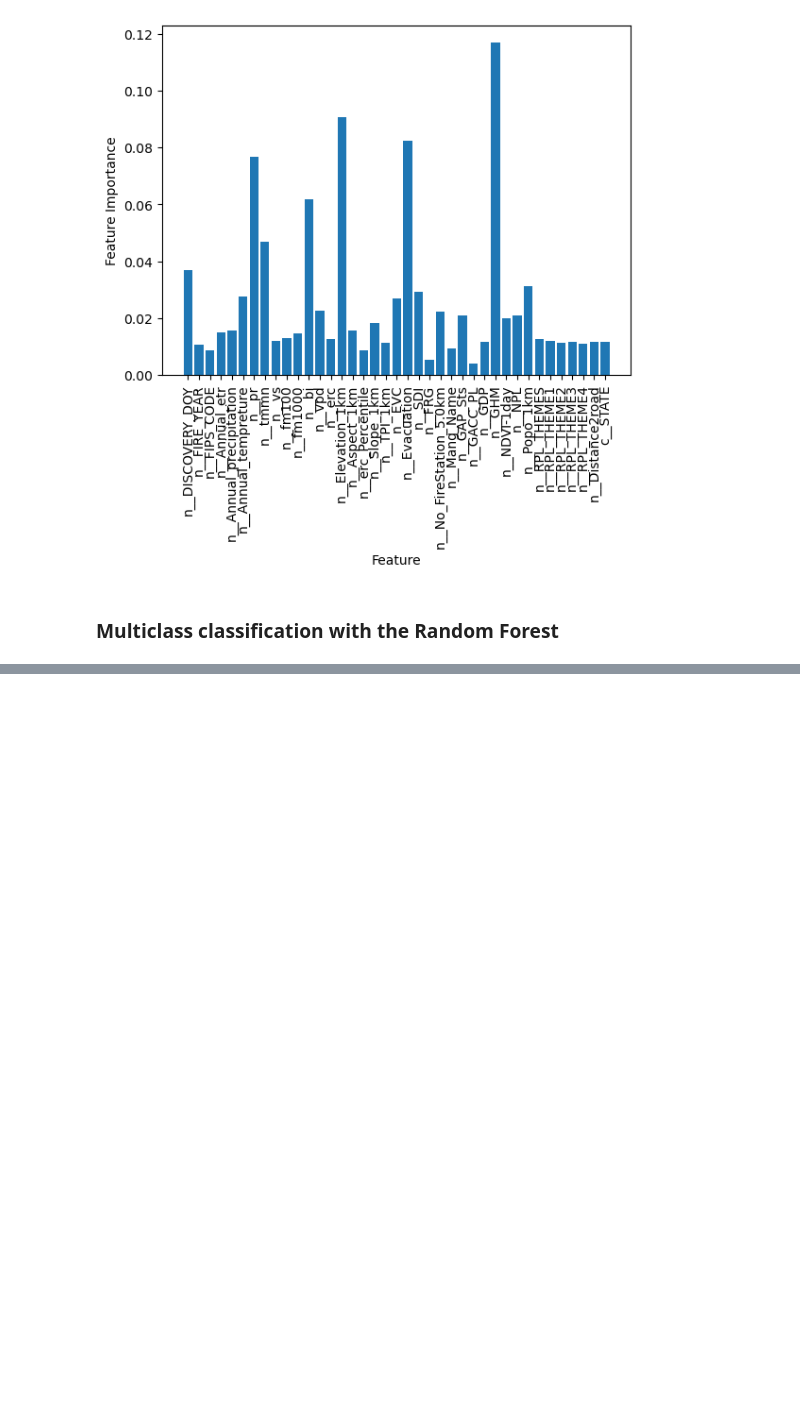
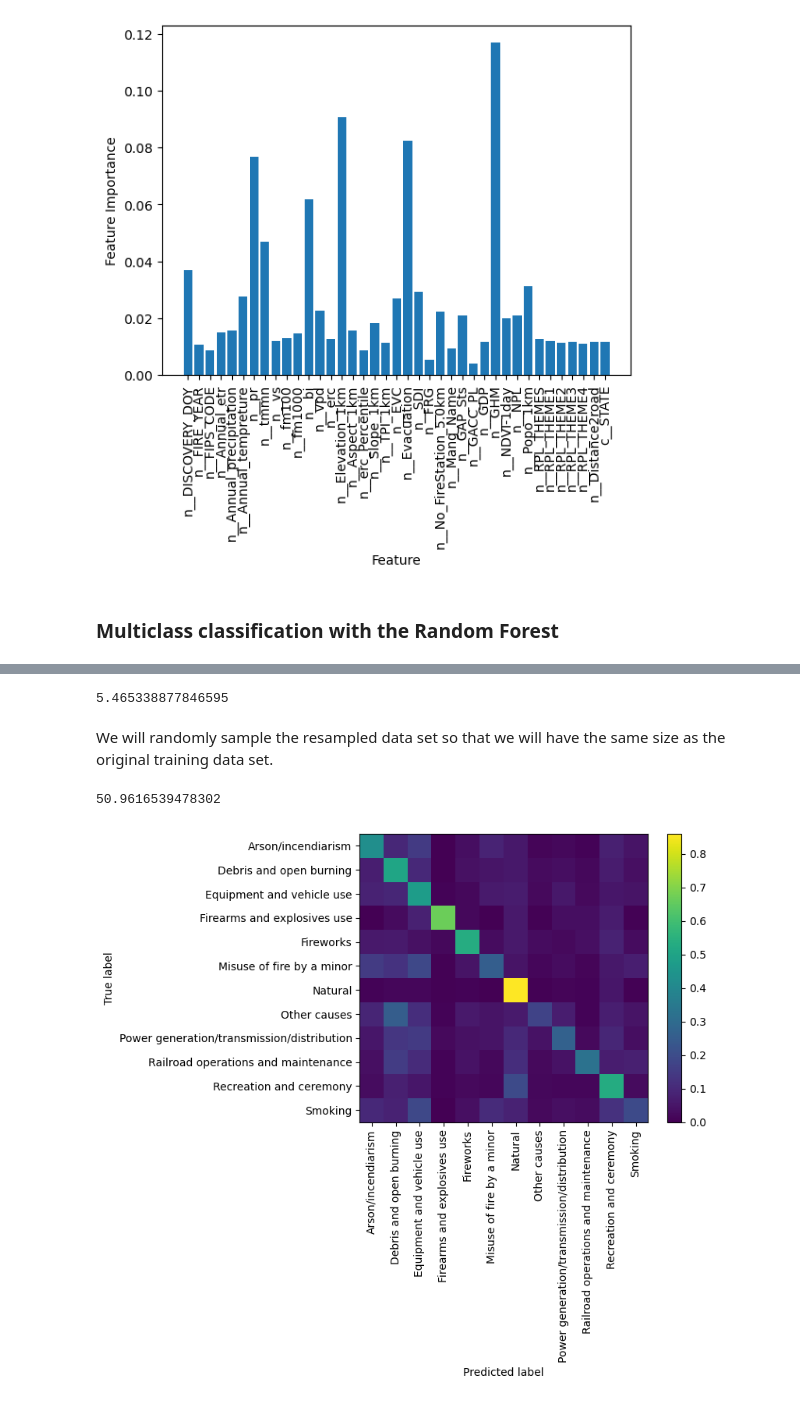
Before and after one commit to kdlamb/ML4Climate2025, a Jupyter notebook: ML4Climate2025/_build/jupyter_execute/lectures_ML/SupervisedML/randomforests.ipynb, the cells around one changed output, grey strips where cells are left out. Drawn from its saved outputs; the diff is of its cells as text; code cells hidden in the pictures; blank space fills up the shorter version.

```diff
--- a/ML4Climate2025/_build/jupyter_execute/lectures_ML/SupervisedML/randomforests.ipynb
+++ b/ML4Climate2025/_build/jupyter_execute/lectures_ML/SupervisedML/randomforests.ipynb
@@ -539,0 +677,6 @@ ConfusionMatrixDisplay.from_estimator(rnd_multiclass_clf,X_val,y_multiclass_val,
+# %%
+X_resampled.shape[0]/X_train.shape[0]
+# %% [output]
+5.465338877846595
+# %% [markdown]
+We will randomly sample the resampled data set so that we will have the same size as the original training data set.
@@ -539,0 +690,12 @@ ConfusionMatrixDisplay.from_estimator(rnd_multiclass_clf,X_val,y_multiclass_val,
+# %%
+start = time.time()
+rnd_multiclass_clf2.fit(X_balanced,y_balanced)
+end = time.time()
+print(end - start)
+# %% [output]
+50.9616539478302
+# %%
+cmp = ConfusionMatrixDisplay.from_estimator(rnd_multiclass_clf2,X_val,y_multiclass_val,normalize='true',
+                                      display_labels=classnames_multi, xticks_rotation="vertical",include_values=False);
+# %% [output]
+[figure, added]
```
Also changed, not shown: parts of 42 cells of this notebook, 22 other files.
